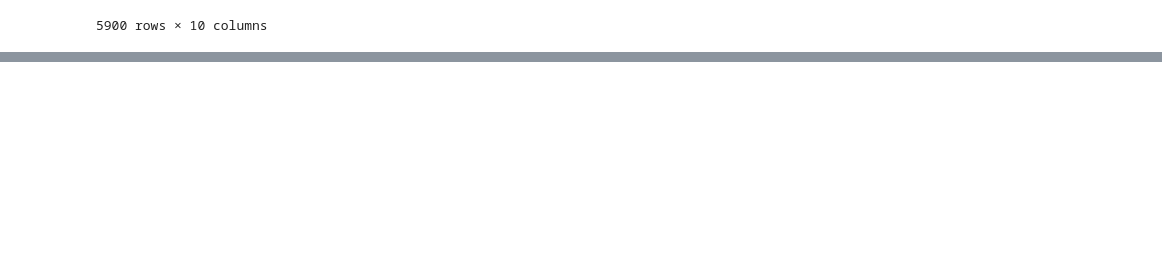
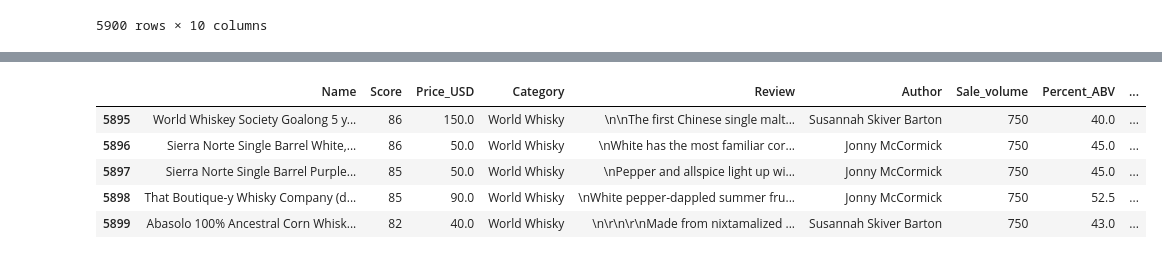
Before and after one commit to gspahlin/WhiskyAdvocate_ETL, a Jupyter notebook: whiskey_explore_and_clean.ipynb, the cells around one changed output, grey strips where cells are left out. Cells and saved outputs as stored; diff of their text form; code cells hidden in the pictures; blank space fills up the shorter version.

```diff
--- a/whiskey_explore_and_clean.ipynb
+++ b/whiskey_explore_and_clean.ipynb
@@ -749,0 +811,8 @@ whis_df
+# %%
+#repeat the process for category id
+
+cat_dict = cat_df.to_dict()
+
+cat_rosetta = cat_dict['Category']
+
+cat_rosetta
@@ -749,0 +837,17 @@ whis_df
+# %%
+cat_list = whis_df['Category'].to_list()
+
+cat_ids = []
+
+switcheroo(cat_list, cat_ids, cat_rosetta)
+
+whis_df['category_id'] = cat_ids
+
+whis_df.tail()
+# %% [output]
+|  | Name | Score | Price_USD | Category | Review | Author | Sale_volume | Percent_ABV | ... |
+| 5895 | World Whiskey Society Goalong 5 y... | 86 | 150.0 | World Whisky | \n\nThe first Chinese single malt... | Susannah Skiver Barton | 750 | 40.0 | ... |
+| 5896 | Sierra Norte Single Barrel White,... | 86 | 50.0 | World Whisky | \nWhite has the most familiar cor... | Jonny McCormick | 750 | 45.0 | ... |
+| 5897 | Sierra Norte Single Barrel Purple... | 85 | 50.0 | World Whisky | \nPepper and allspice light up wi... | Jonny McCormick | 750 | 45.0 | ... |
+| 5898 | That Boutique-y Whisky Company (d... | 85 | 90.0 | World Whisky | \nWhite pepper-dappled summer fru... | Jonny McCormick | 750 | 52.5 | ... |
+| 5899 | Abasolo 100% Ancestral Corn Whisk... | 82 | 40.0 | World Whisky | \n\r\n\r\nMade from nixtamalized ... | Susannah Skiver Barton | 750 | 43.0 | ... |
```
Also changed, not shown: parts of 9 cells of this notebook.
